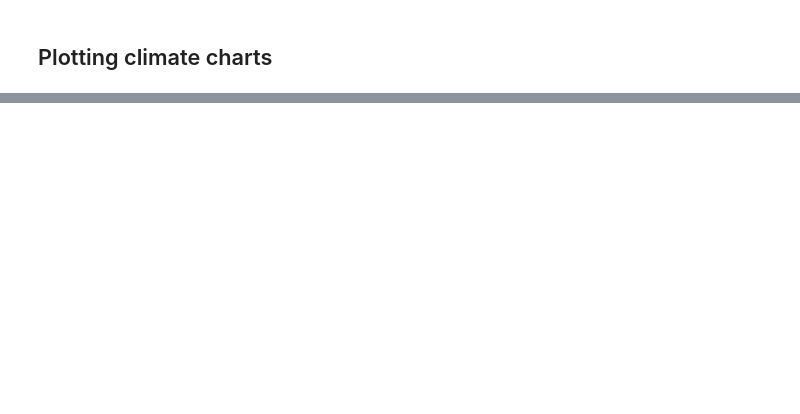
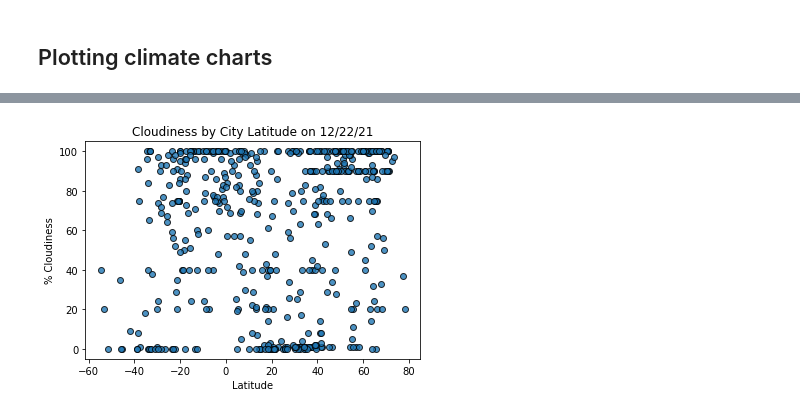
Before and after one commit to eric-spoerner/world_weather_analysis, a Jupyter notebook: WeatherPy.ipynb, the cells around one changed output, grey strips where cells are left out. Drawn from its saved outputs; the diff is of its cells as text; code cells hidden in the pictures; blank space fills up the shorter version.

```diff
--- a/WeatherPy.ipynb
+++ b/WeatherPy.ipynb
@@ -243,16 +214,18 @@ plt.show()
 # %%
 plt.scatter(x = lats,
-            y = humidity,
+            y = cloudiness,
            edgecolor = "black",
            linewidths=1,
            marker="o",
            alpha=0.8,
            label="Cities")
 
-plt.title(f"Humidity by City Latitude on {today}")
+plt.title(f"Cloudiness by City Latitude on {today}")
 plt.xlabel("Latitude")
-plt.ylabel("% ")
+plt.ylabel("% Cloudiness")
 
-plt.savefig("weather_data/Fig2.png")
+plt.savefig("weather_data/Fig3.png")
 
 plt.show()
+# %% [output]
+[figure, added]
```
Also changed, not shown: parts of 24 cells of this notebook, 6 other files.
